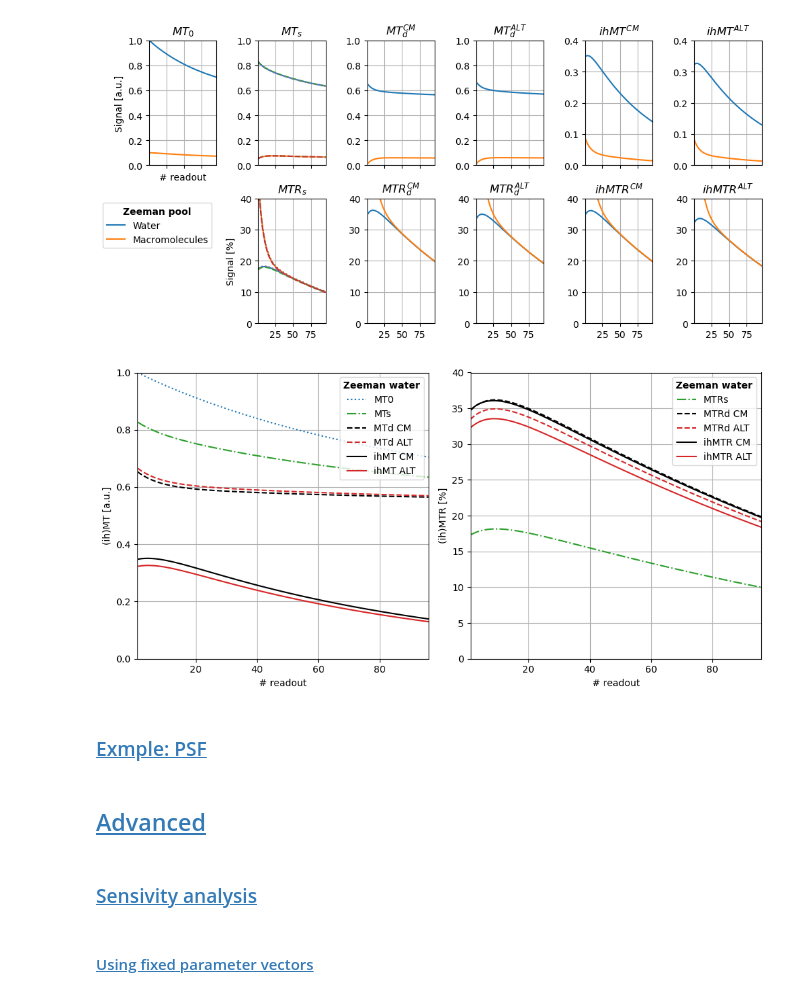
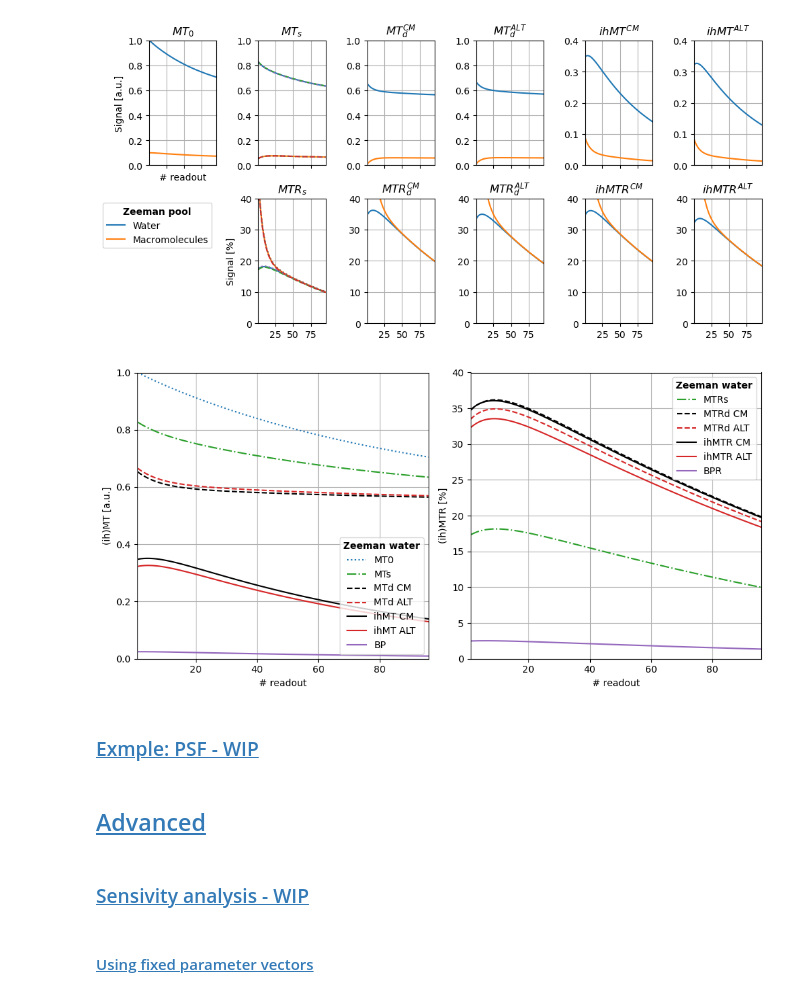
Before and after one commit to SirTwinkleberry/ihMT, a Jupyter notebook: notebook.ipynb, the cells around one changed output. Cells and saved outputs as stored; diff of their text form; code cells hidden in the pictures.

```diff
--- a/notebook.ipynb
+++ b/notebook.ipynb
@@ -666,6 +758,10 @@ print('Lorentzian Integrated =', round(sp.integrate.quad(lambda x: system.Lorent
 print('Gaussian Integrated =', round(sp.integrate.quad(lambda x: system.Gaussian(system.poolFree_T2, x), -np.inf, np.inf)[0], 6))
 print('SuperLorentzian Integrated =', round(sp.integrate.quad(lambda x: system.SuperLorentzian(system.poolBound_T2, x), -np.inf, np.inf, limit=100)[0], 6))
 print('PampelSuperLorentzian Integrated =', round(sp.integrate.quad(lambda x: system.PampelSuperLorentzian(system.poolBound_T2, x), -np.inf, np.inf, limit=100)[0], 6))
+
+# Needs to be defined for Cylindrical lineshape but not currently implemented in initializer
+system.axonal_angle = 15
+print('Cylindrical Integrated =', round(sp.integrate.quad(lambda x: system.Cylindrical(system.poolBound_T2, x), -np.inf, np.inf, limit=100)[0], 6))
 # %% [output]
 Lineshapes
 Lorentzian Integrated = 1.0
@@ -1446,40 +1685,42 @@ with np.errstate(divide='ignore', invalid='ignore'):
     axes[0].plot(x, readouts[Signal.MT0][0], color='C0', linestyle='dotted', label='MT0')
     axes[0].plot(x, readouts[Signal.MTs][0], color='C2', linestyle='-.', label='MTs')
     axes[0].plot(x, readouts[Signal.MTd_CM][0], color='k', linestyle='--', label='MTd CM')
     axes[0].plot(x, readouts[Signal.MTd_ALT][0], color='C3', linestyle='--', label='MTd ALT')
     axes[0].plot(x, readouts[Signal.ihMT_CM][0], color='k', linestyle='-', label='ihMT CM')
     axes[0].plot(x, readouts[Signal.ihMT_ALT][0], color='C3', linestyle='-', label='ihMT ALT')
+    axes[0].plot(x, readouts[Signal.BP][0], color='C4', linestyle='-', label='BP')
 
     axes[1].plot(x, readouts[Signal.MTsR][0], color='C2', linestyle='-.', label='MTRs')
     axes[1].plot(x, readouts[Signal.MTdR_CM][0], color='k', linestyle='--', label='MTRd CM')
     axes[1].plot(x, readouts[Signal.MTdR_ALT][0], color='C3', linestyle='--', label='MTRd ALT')
     axes[1].plot(x, readouts[Signal.ihMTR_CM][0], color='k', linestyle='-', label='ihMTR CM')
     axes[1].plot(x, readouts[Signal.ihMTR_ALT][0], color='C3', linestyle='-', label='ihMTR ALT')
+    axes[1].plot(x, readouts[Signal.BPR][0], color='C4', linestyle='-', label='BPR')
 
     axes[0].legend(title='Zeeman water', title_fontproperties={'weight':'bold'}, )
     axes[0].grid()
     axes[0].set_xlabel('# readout')
     axes[0].set_xlim(1, simulator.sequence.N_adc)
     axes[0].set_ylabel('(ih)MT [a.u.]')
     axes[0].set_ylim(0, 1)
 
     axes[1].legend(title='Zeeman water', title_fontproperties={'weight':'bold'}, )
     axes[1].grid()
     axes[1].set_xlabel('# readout')
     axes[1].set_xlim(1, simulator.sequence.N_adc)
     axes[1].set_ylabel('(ih)MTR [%]')
     axes[1].set_ylim(0, 40)
 
     plt.tight_layout()
     plt.show()
 # %% [output]
-[figure, old version]
+[figure, new version]
 # %% [markdown]
-### <a id='toc3_3_3_'></a>[Exmple: PSF](#toc0_)
+### <a id='toc3_3_3_'></a>[Exmple: PSF - WIP](#toc0_)
 # %% [markdown]
 ## <a id='toc3_4_'></a>[Advanced](#toc0_)
 # %% [markdown]
-### <a id='toc3_4_1_'></a>[Sensivity analysis](#toc0_)
+### <a id='toc3_4_1_'></a>[Sensivity analysis - WIP](#toc0_)
 # %% [markdown]
 #### <a id='toc3_4_1_1_'></a>[Using fixed parameter vectors](#toc0_)
 # %% [markdown]
```
Also changed, not shown: parts of 35 cells of this notebook, 7 other files.
